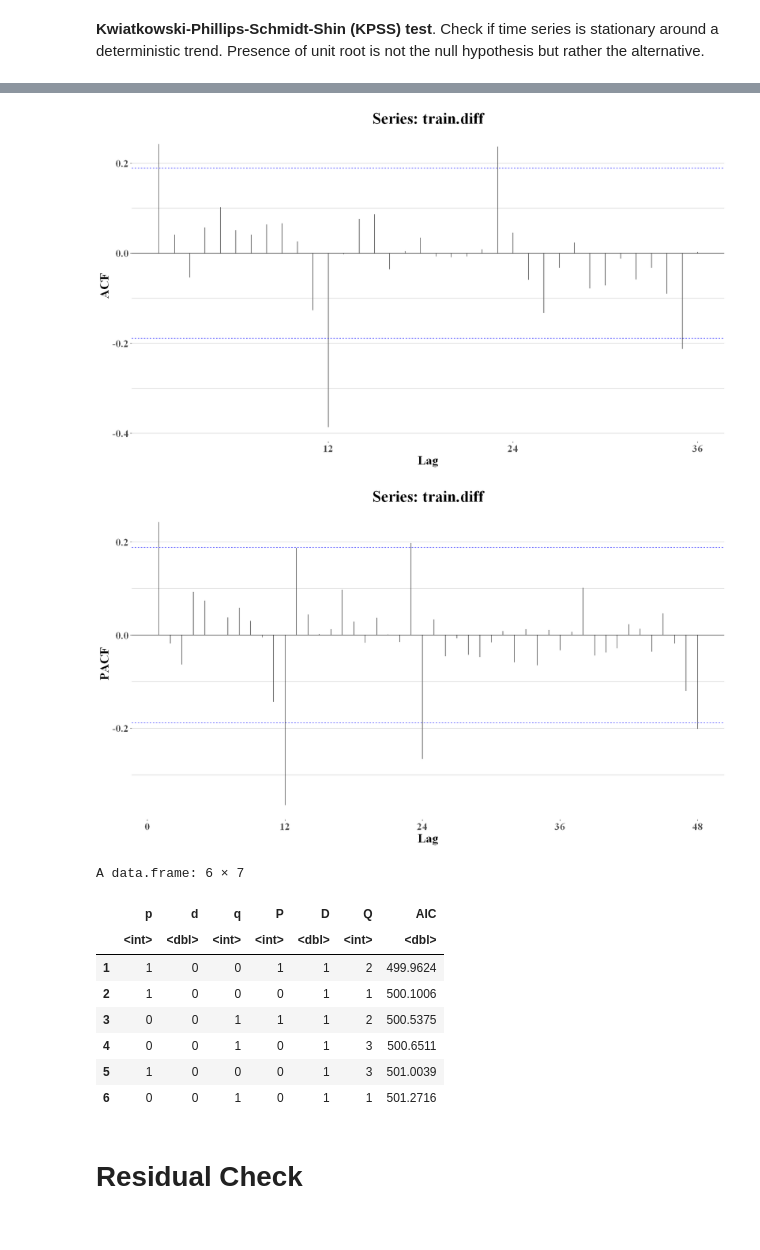
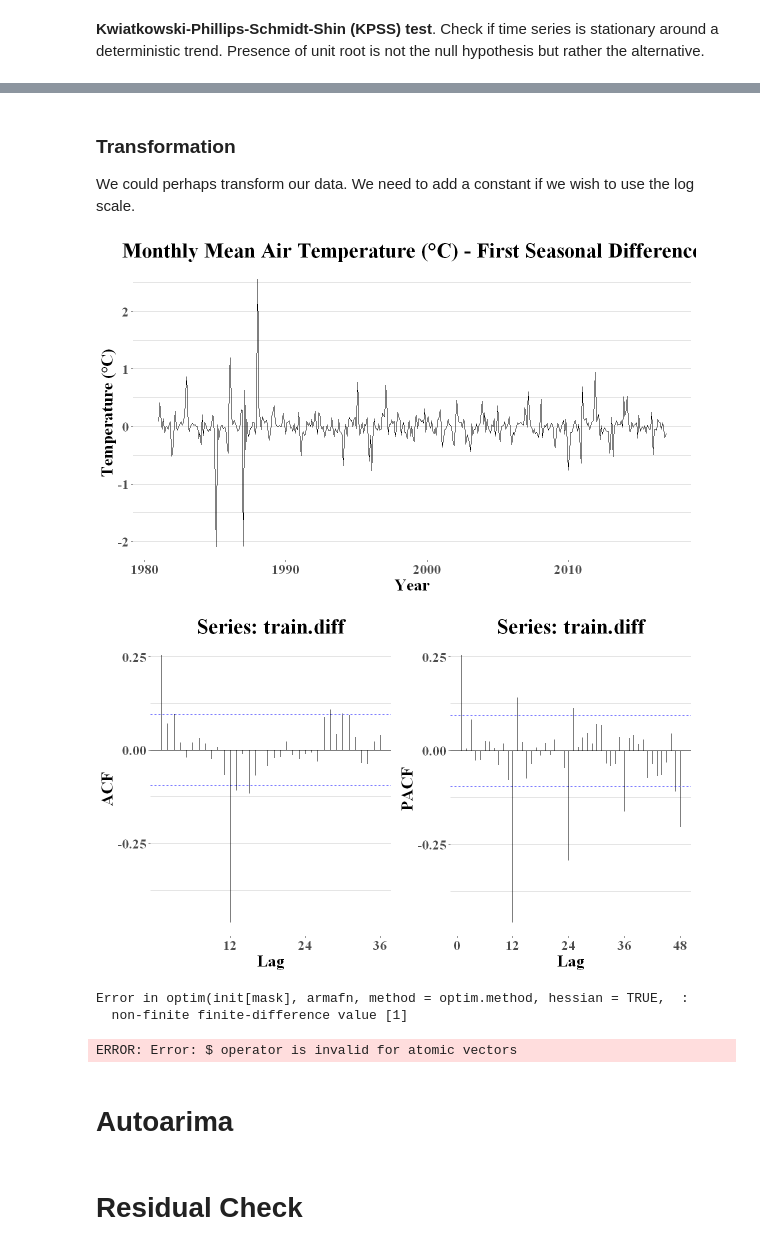
Before and after one commit to AndreasPalmgren/Sthlm-Temp-ARIMA, a Jupyter notebook: SthlmMeanTemperature.ipynb, the cells around one changed output, grey strips where cells are left out. Drawn from its saved outputs; the diff is of its cells as text; code cells hidden in the pictures.

```diff
--- a/SthlmMeanTemperature.ipynb
+++ b/SthlmMeanTemperature.ipynb
@@ -268,13 +212,31 @@ The following object is masked from 'package:dplyr':
+# %%
+train <- ts(as.vector(t(as.matrix(train_df[,-1]))), start=c(2000, 1),
+            end=c(max(train_df$year), 12), frequency =12)
+# %% [markdown]
+### Transformation
+We could perhaps transform our data. We need to add a constant if we wish to use the log scale.
+# %%
+a = 1 - min(as.vector(t(as.matrix(train_df[,-1]))))
+
+train_log <- ts(log(as.vector(t(as.matrix(train_df[,-1])))+a), start=c(min(train_df$year), 1),
+            end=c(max(train_df$year), 12), frequency =12)
+
+autoplot(diff(train_log, lag=12), xlab="Year", ylab="Temperature (°C)")+
+    ggtitle("Monthly Mean Air Temperature (°C) - First Seasonal Difference")+
+    th +
+    guides(colour = guide_legend(title.hjust = 20))
+# %% [output]
+[figure, added]
 # %%
-
-ggAcf(train.diff, lag.max = 36) +
+p1 = ggAcf(train.diff, lag.max = 36) +
     th
 
-ggPacf(train.diff, lag.max = 48) +
+p2 = ggPacf(train.diff, lag.max = 48) +
     th
+
+grid.arrange(p1, p2, ncol=2)
 # %% [output]
-[figure, old version]
+[figure, new version]
-[figure, removed]
 # %%
 p <- q <- P <- Q <- 0:3
 grid <- expand.grid(p=p, q=q, P=P, Q=Q)
@@ -291,12 +253,8 @@ arima_search <- lapply(1:nrow(grid), function(i){
 
 head(arima_search)
 # %% [output]
-A data.frame: 6 × 7
+Error in optim(init[mask], armafn, method = optim.method, hessian = TRUE,  :
+  non-finite finite-difference value [1]
-|  | p | d | q | P | D | Q | AIC |
-|  | <int> | <dbl> | <int> | <int> | <dbl> | <int> | <dbl> |
-| 1 | 1 | 0 | 0 | 1 | 1 | 2 | 499.9624 |
-| 2 | 1 | 0 | 0 | 0 | 1 | 1 | 500.1006 |
-| 3 | 0 | 0 | 1 | 1 | 1 | 2 | 500.5375 |
-| 4 | 0 | 0 | 1 | 0 | 1 | 3 | 500.6511 |
-| 5 | 1 | 0 | 0 | 0 | 1 | 3 | 501.0039 |
-| 6 | 0 | 0 | 1 | 0 | 1 | 1 | 501.2716 |
+ERROR: Error: $ operator is invalid for atomic vectors
+# %% [markdown]
+# Autoarima
```
Also changed, not shown: parts of 38 cells of this notebook.
